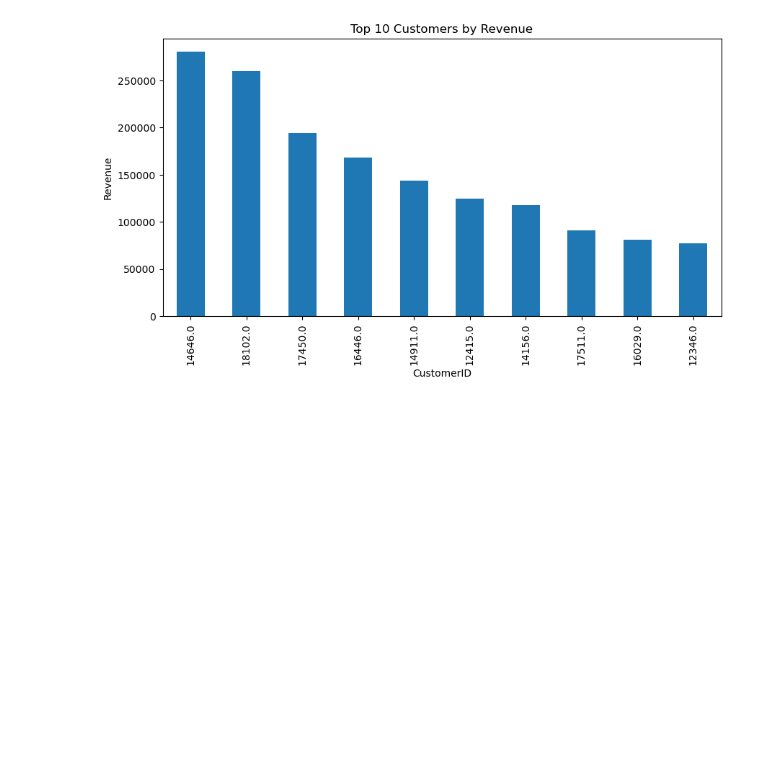
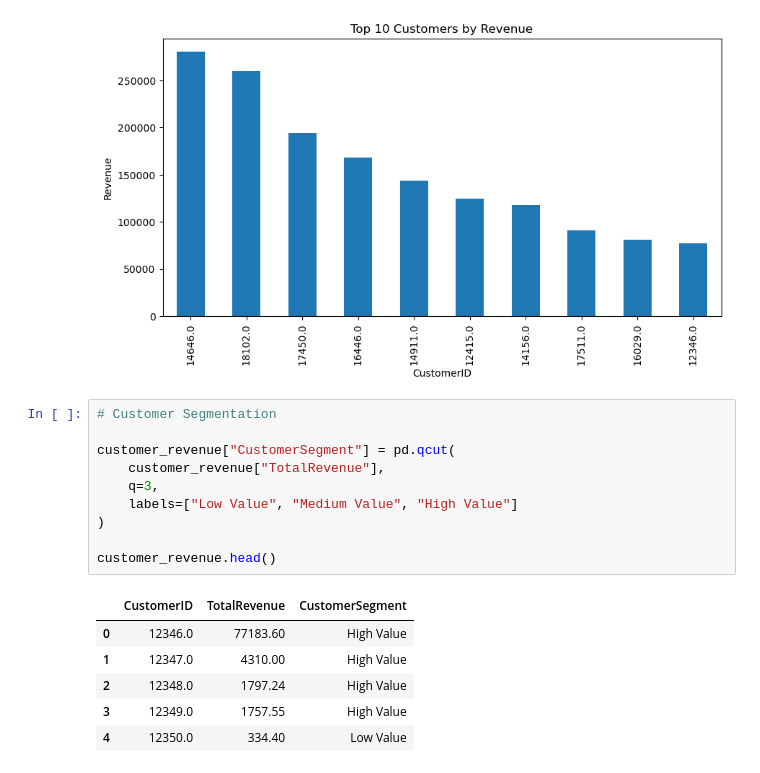
Before and after one commit to jyotidamji270804/cohort-retention-cltv-analysis, a Jupyter notebook: notebooks/02_cltv_analysis.ipynb, the cells around one changed output. Drawn from its saved outputs; the diff is of its cells as text; blank space fills up the shorter version.

```diff
--- a/notebooks/02_cltv_analysis.ipynb
+++ b/notebooks/02_cltv_analysis.ipynb
@@ -114,3 +118,20 @@ plt.ylabel("Revenue")
 plt.show()
 # %% [output]
 [figure]
+# %%
+# Customer Segmentation
+
+customer_revenue["CustomerSegment"] = pd.qcut(
+    customer_revenue["TotalRevenue"],
+    q=3,
+    labels=["Low Value", "Medium Value", "High Value"]
+)
+
+customer_revenue.head()
+# %% [output]
+|  | CustomerID | TotalRevenue | CustomerSegment |
+| 0 | 12346.0 | 77183.60 | High Value |
+| 1 | 12347.0 | 4310.00 | High Value |
+| 2 | 12348.0 | 1797.24 | High Value |
+| 3 | 12349.0 | 1757.55 | High Value |
+| 4 | 12350.0 | 334.40 | Low Value |
```
Also changed, not shown: parts of 4 cells of this notebook, 1 other file.
